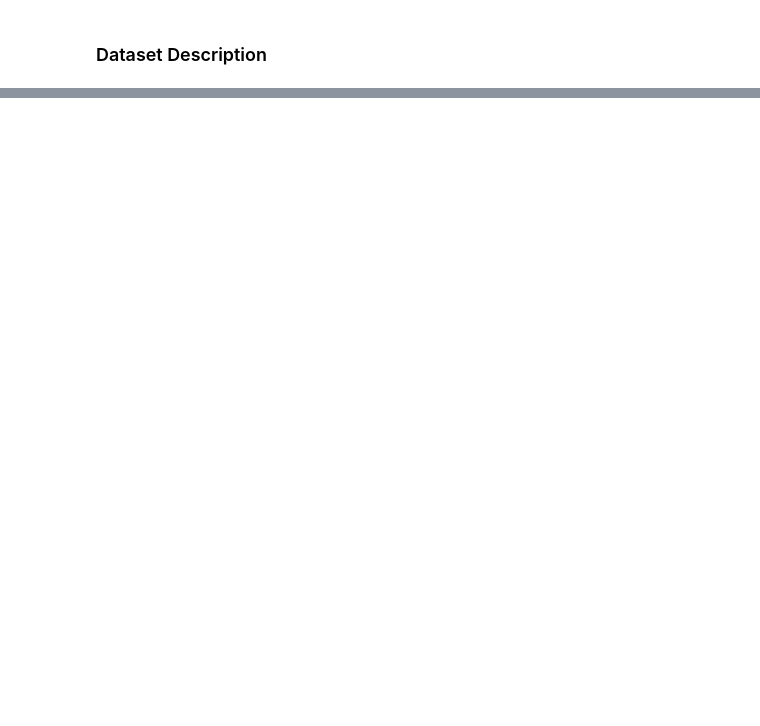
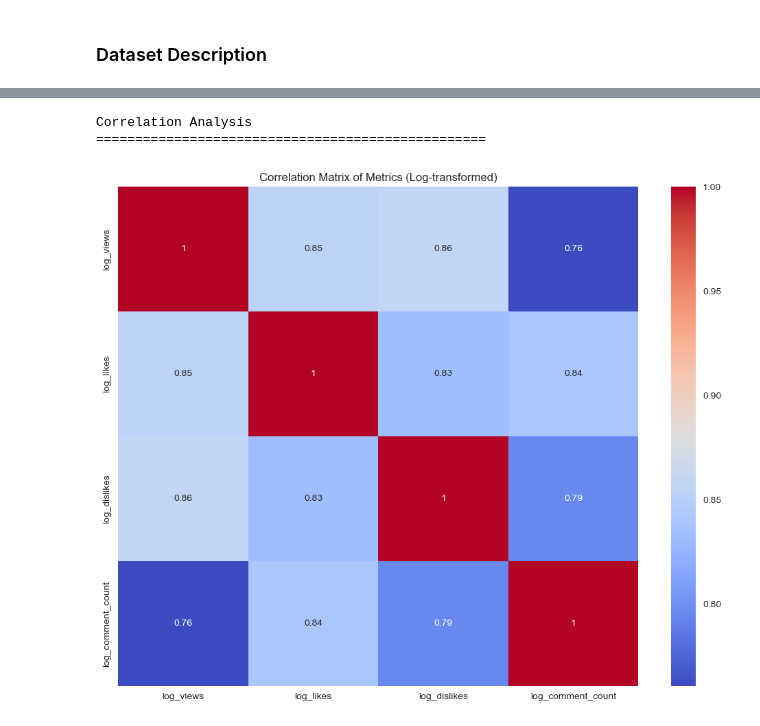
Before and after one commit to NoSkhil/youtube-trends-data-analysis, a Jupyter notebook: analysis-2.ipynb, the cells around one changed output, grey strips where cells are left out. Cells and saved outputs as stored; diff of their text form; code cells hidden in the pictures; blank space fills up the shorter version.

```diff
--- a/analysis-2.ipynb
+++ b/analysis-2.ipynb
@@ -279,0 +199,14 @@ Percentage of videos beyond 2 standard deviations: 5.33%
+# %%
+# Correlation Matrix
+print("\nCorrelation Analysis")
+print("="*50)
+correlation_matrix = df[[f'log_{m}' for m in metrics]].corr()
+plt.figure(figsize=(10, 8))
+sns.heatmap(correlation_matrix, annot=True, cmap='coolwarm')
+plt.title('Correlation Matrix of Metrics (Log-transformed)')
+plt.tight_layout()
+plt.show()
+# %% [output]
+Correlation Analysis
+==================================================
+[figure, added]
```
Also changed, not shown: parts of 13 cells of this notebook.
